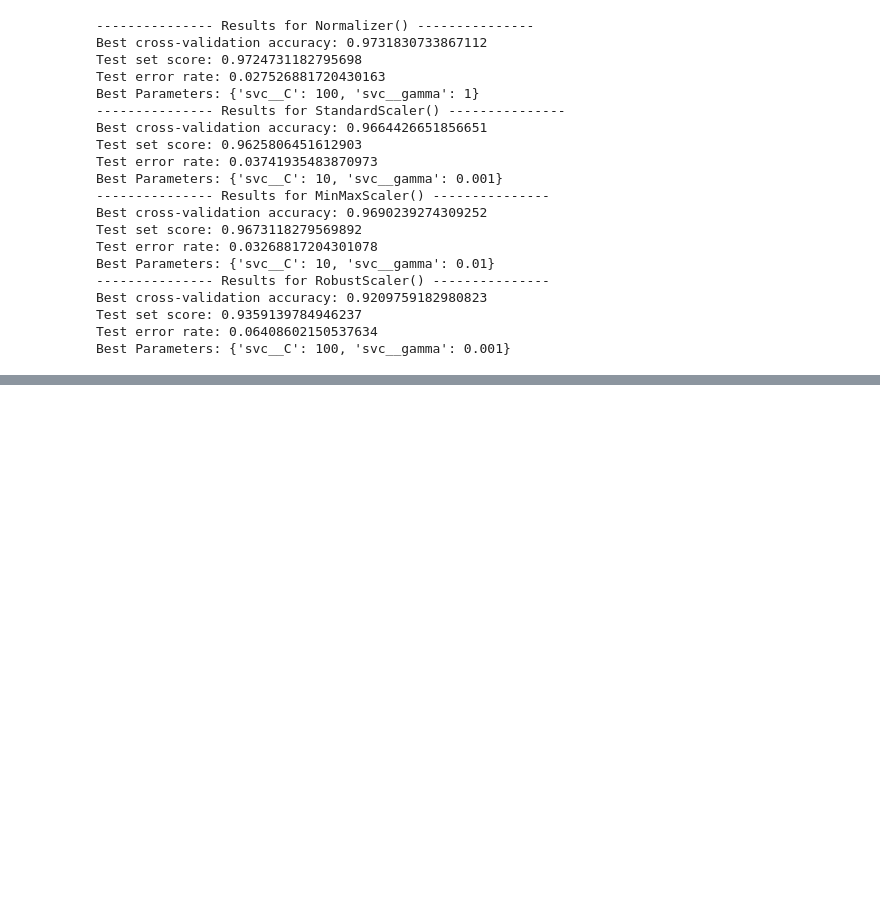
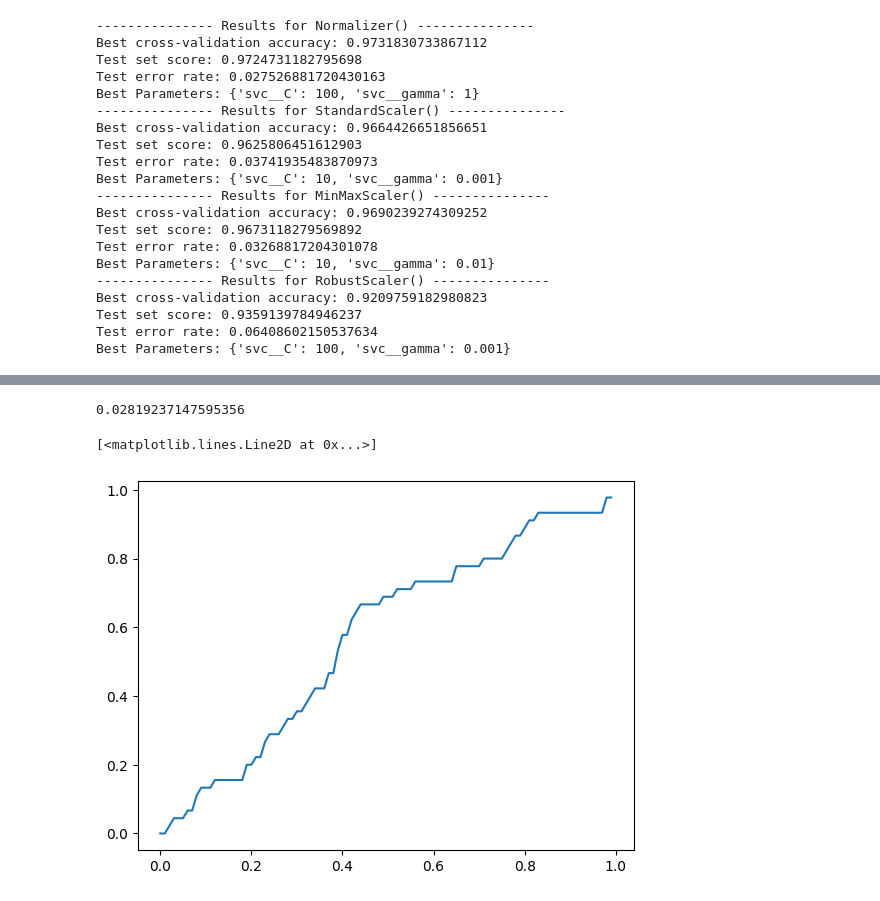
Before and after one commit to Changomango0903/CS3900-Assignment-2, a Jupyter notebook: CS3920_A2.ipynb, the cells around one changed output, grey strips where cells are left out. Drawn from its saved outputs; the diff is of its cells as text; code cells hidden in the pictures; blank space fills up the shorter version.

Commit message:
feat: Completed cross-conformal-predictor

```diff
--- a/CS3920_A2.ipynb
+++ b/CS3920_A2.ipynb
@@ -149,4 +158,4 @@ class cross_conformal_predictor:
 # %%
 ccp = cross_conformal_predictor(wine_X_train, wine_y_train, wine_grids[0])
-ccp.cross_conformal_predictor(wine_X_test, wine_y_test)
+p_values = ccp.cross_conformal_predictor(wine_X_test, wine_y_test)
 # %% [output]
@@ -153,0 +179,28 @@ ccp.cross_conformal_predictor(wine_X_test, wine_y_test)
+# %%
+import math
+p_total = 0
+for i, label in enumerate(wine_y_test):
+    smallest_p_value = -math.inf
+    for prediction, confidence in enumerate(p_values[i]):
+        if prediction != label:
+            p_total += confidence
+print(p_total/(len(wine_X_test)))
+# %% [output]
+0.02819237147595356
+# %%
+%matplotlib inline
+import matplotlib.pyplot as plt
+
+eps = np.zeros(100)
+err = np.zeros(100)
+for k in range(100):
+    eps[k] = k/100
+    err[k] = 0
+    for j in range(wine_X_test.shape[0]):
+        if (p_values[j, wine_y_test[j]] <= eps[k]):
+            err[k] = err[k] + 1
+    err[k] = err[k] / wine_X_test.shape[0]
+plt.plot(eps, err)
+# %% [output]
+[<matplotlib.lines.Line2D at 0x...>]
+[figure, added]
```
Also changed, not shown: parts of 6 cells of this notebook, 1 other file.
